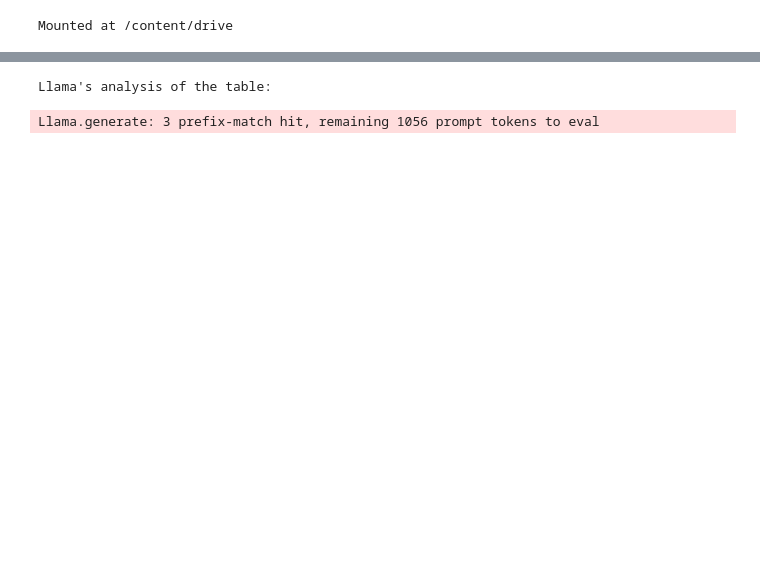
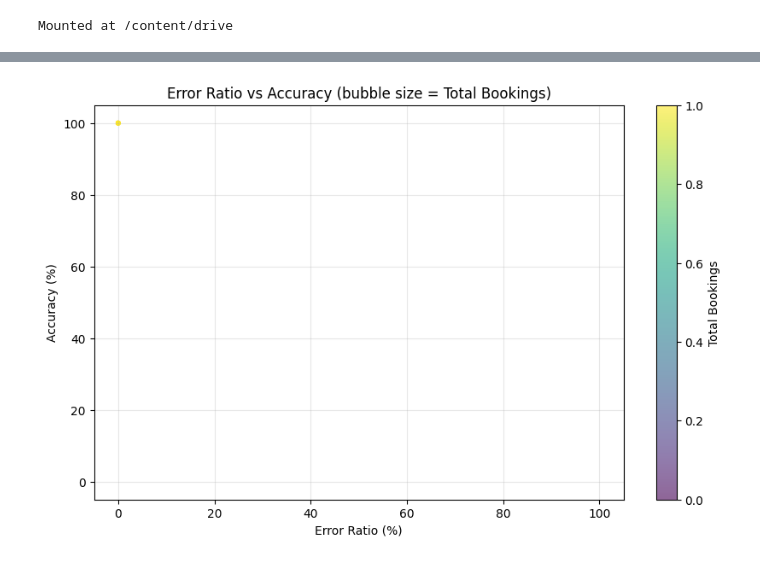
Before and after one commit to Vedia-JerezDaniel/Arize-tutorials, a Jupyter notebook: Open_Source_LLMs_Getting_Started.ipynb, the cells around one changed output, grey strips where cells are left out. Saved outputs shown, nothing was run; the diff lists cells and outputs as text; code cells hidden in the pictures; blank space fills up the shorter version.

```diff
--- a/Open_Source_LLMs_Getting_Started.ipynb
+++ b/Open_Source_LLMs_Getting_Started.ipynb
@@ -302,3 +290,16 @@ def clean_data(df_result):
+# %%
+plt.figure(figsize=(10, 6))
+plt.scatter(df_result['Error Ratio (%)'], df_result['Accuracy (%)'],
+            s=df_result['Total Bookings']*10, alpha=0.6, c=df_result['Total Bookings'], cmap='viridis')
+plt.xlabel('Error Ratio (%)')
+plt.ylabel('Accuracy (%)')
+plt.title('Error Ratio vs Accuracy (bubble size = Total Bookings)')
+plt.colorbar(label='Total Bookings')
+plt.grid(alpha=0.3)
+plt.savefig('error_vs_accuracy.png', dpi=100, bbox_inches='tight')
+plt.show()
+# %% [output]
+[figure, added]
 # %%
 # @title Define Plotting Functions
 def plot_accuracy_by_hotel():
@@ -375,21 +376,3 @@ def plot_source_market_analysis():
     plt.savefig('source_market_analysis.png', dpi=100, bbox_inches='tight')
     plt.show()
     return "✓ Created: Source Market Analysis"
-# %%
-prompt_table = f'''
-Analyze the following table and provide a summary on hotels, finally plot some relevant graphs
-
-Table:
-{df_result.head(10).to_string(index=False)}
-'''
-
-response_table = llm(prompt_table, stream=True, temperature=0, max_tokens=700)
-generated_table_text = ""
-print("Llama's analysis of the table:\n")
-for output in response_table:
-    result = output['choices'][0]['text']
-    generated_table_text += result
-    print(result, end="")
-# %% [output]
-Llama's analysis of the table:
-Llama.generate: 3 prefix-match hit, remaining 1056 prompt tokens to eval
```
Also changed, not shown: parts of 21 cells of this notebook.
